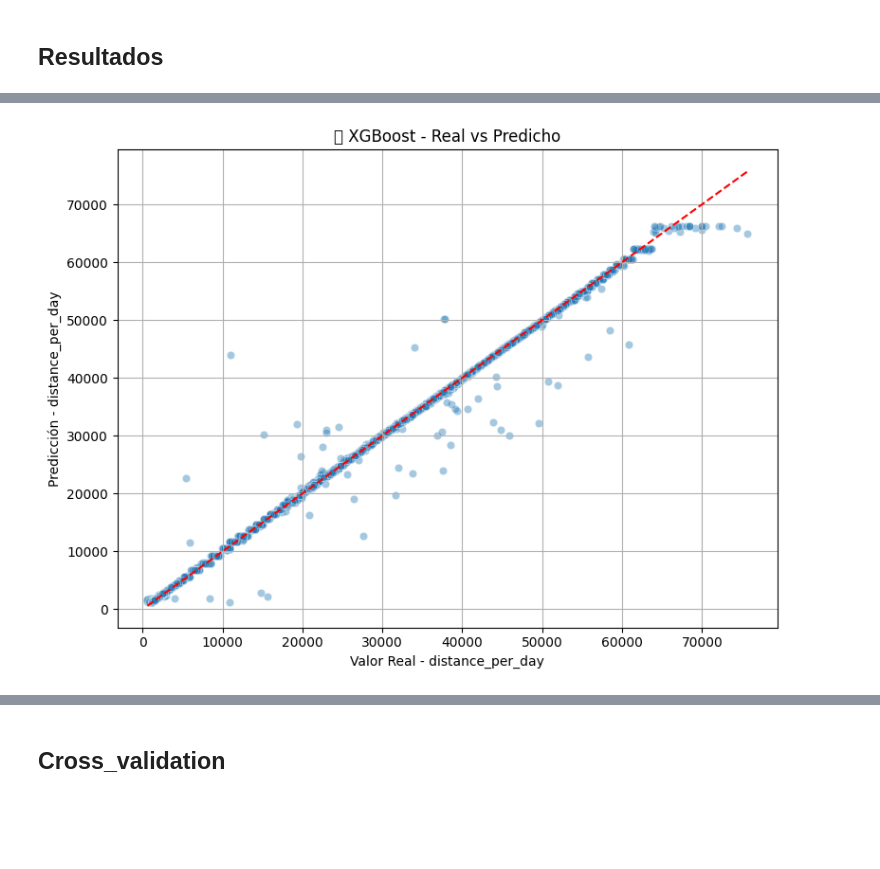
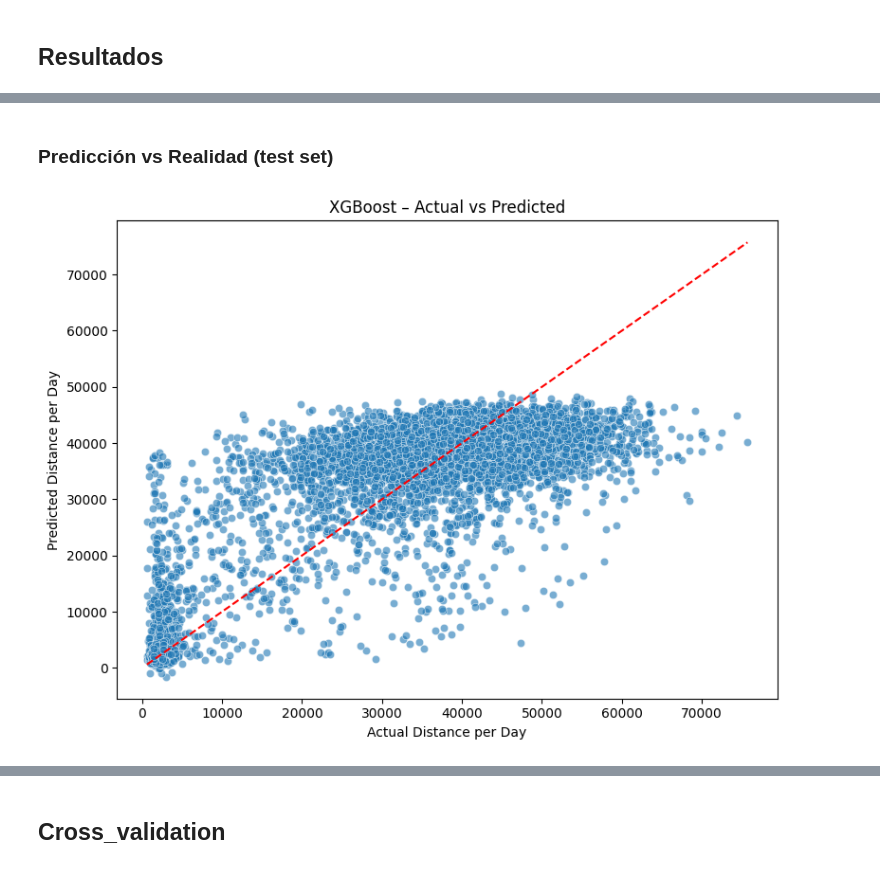
Before and after one commit to anapstl/PolarBears-, a Jupyter notebook: models/01_model_lr.ipynb, the cells around one changed output, grey strips where cells are left out. Saved outputs shown, nothing was run; the diff lists cells and outputs as text; code cells hidden in the pictures; blank space fills up the shorter version.

```diff
--- a/models/01_model_lr.ipynb
+++ b/models/01_model_lr.ipynb
@@ -206,7 +206,7 @@ plt.show()
 # %% [markdown]
 # Modelado
 # %%
-features = ['date_ordinal', 'velocity_kmh', 'acceleration_kmh2', 'daylight_hours', 'cdr_seaice_conc']
+features = ['date_ordinal', 'acceleration_kmh2', 'daylight_hours', 'cdr_seaice_conc']
 target = ['distance_per_day']
 X = daily_distance[features].fillna(0)
 y = daily_distance['distance_per_day']
@@ -239,3 +252,16 @@ y_pred_ridge = ridge_cv.predict(X_test)
+# %%
+xgb = XGBRegressor(
+    n_estimators=100,
+    max_depth=5,
+    learning_rate=0.1,
+    random_state=10,
+    n_jobs=-1
+)
+
+xgb.fit(X_train, y_train)
+
+y_pred_train = xgb.predict(X_train)
+y_pred_test = xgb.predict(X_test)
 # %% [markdown]
 # Métricas
 # %%
@@ -307,7 +358,8 @@ xgb_grid = GridSearchCV(
 )
 xgb_grid.fit(X_train, y_train)
 best_xgb = xgb_grid.best_estimator_
-y_pred_xgb = best_xgb.predict(X_test)
-rmse_xgb = np.sqrt(mean_squared_error(y_test, y_pred_xgb))
+y_pred_xgb_train = best_xgb.predict(X_train)
+y_pred_xgb_test = best_xgb.predict(X_test)
+# rmse_xgb = np.sqrt(mean_squared_error(y_test, y_pred_xgb))
 # %% [markdown]
 ##  Resultados
@@ -325,12 +411,19 @@ XGBoost (best params={'learning_rate': 0.05, 'max_depth': 5, 'n_estimators': 100
+# %% [markdown]
+### Predicción vs Realidad (test set)
 # %%
+df_results = pd.DataFrame({
+    'Actual': y_test,
+    'Predicted': y_pred_xgb_test
+})
+
 plt.figure(figsize=(8, 6))
-sns.scatterplot(x=y_test, y=y_pred_xgb, alpha=0.4)
-plt.plot([y_test.min(), y_test.max()], [y_test.min(), y_test.max()], 'r--')
-plt.xlabel("Valor Real - distance_per_day")
-plt.ylabel("Predicción - distance_per_day")
-plt.title("📈 XGBoost - Real vs Predicho")
-plt.grid(True)
+sns.scatterplot(data=df_results, x='Actual', y='Predicted', alpha=0.6)
+plt.plot([y_test.min(), y_test.max()], [y_test.min(), y_test.max()], color='red', linestyle='--')
+plt.title("XGBoost – Actual vs Predicted")
+plt.xlabel("Actual Distance per Day")
+plt.ylabel("Predicted Distance per Day")
+plt.grid(False)
 plt.tight_layout()
 plt.show()
 # %% [output]
-[figure, old version]
+[figure, new version]
```
Also changed, not shown: parts of 21 cells of this notebook, 28 other files.
